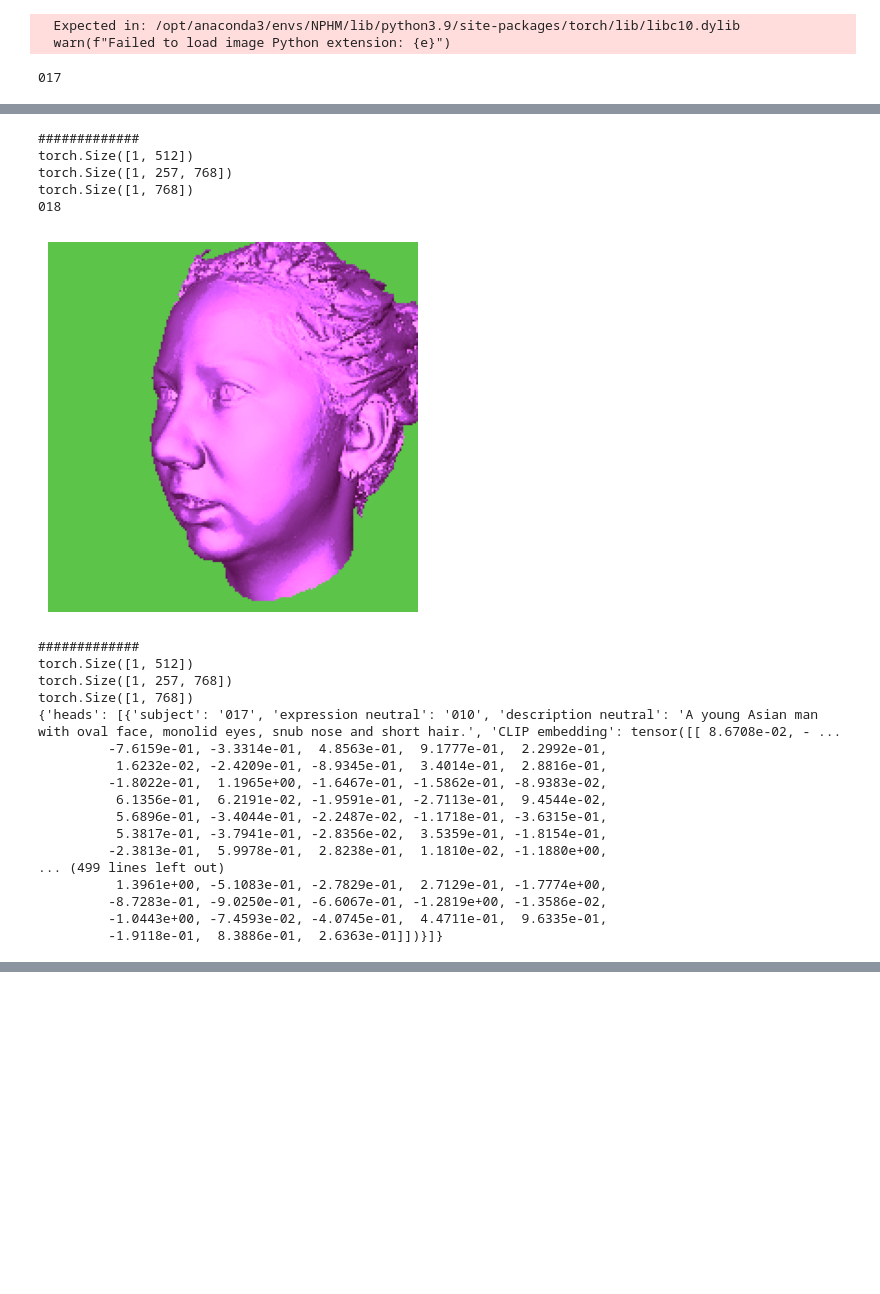
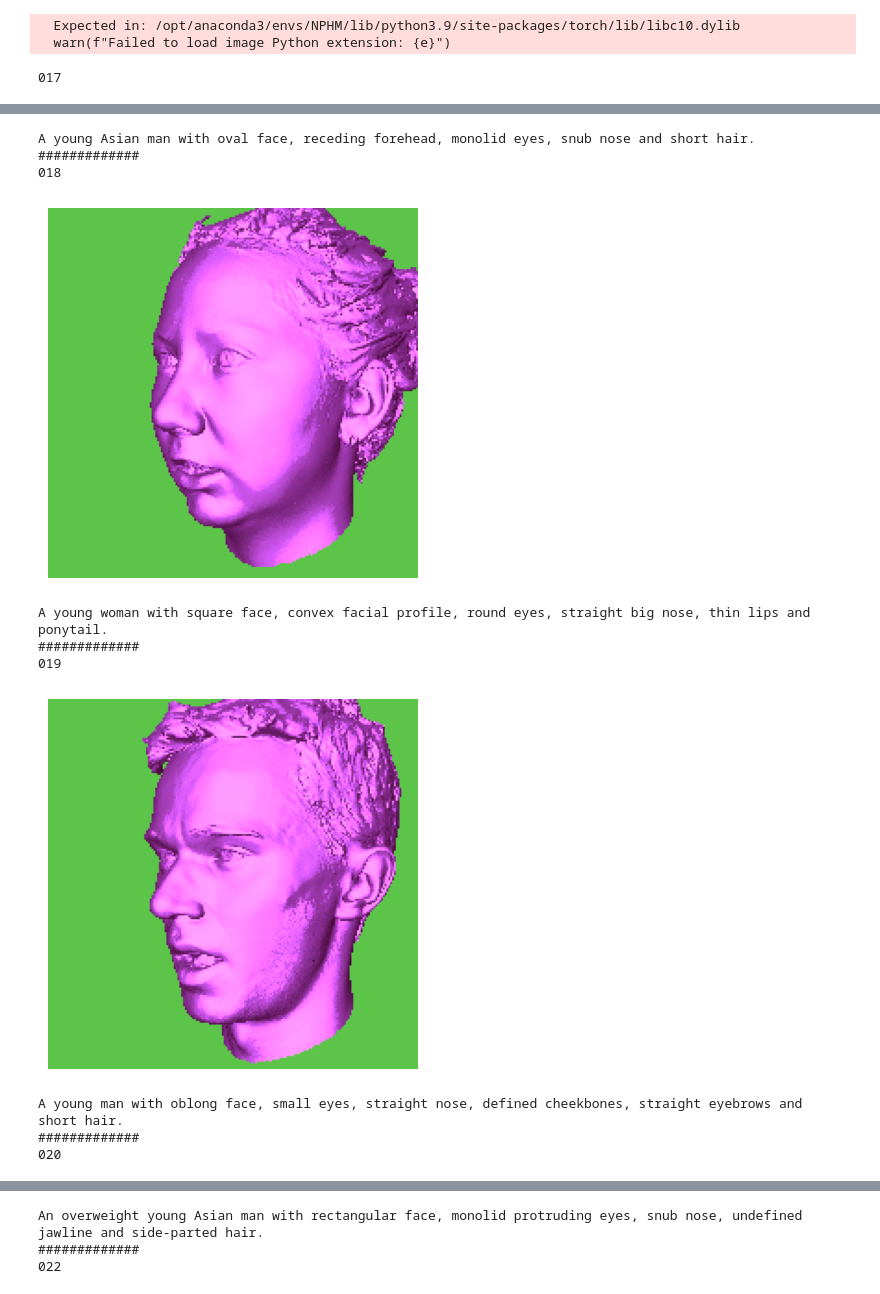
Before and after one commit to kasothaphie/Text2Head, a Jupyter notebook: notebooks/val_set_annotation.ipynb, the cells around one changed output, grey strips where cells are left out. Saved outputs shown, nothing was run; the diff lists cells and outputs as text; code cells hidden in the pictures; blank space fills up the shorter version.

```diff
--- a/notebooks/val_set_annotation.ipynb
+++ b/notebooks/val_set_annotation.ipynb
@@ -1177,52 +1191,41 @@ for entry in data['heads']:
 
     with torch.no_grad():
         rendered_image = render(sdf, lat_rep, camera_params, phong_params, light_params, int(subj_number), int(expr_number))
 
     print(subj_number)
-    plt.imshow(rendered_image.detach().numpy())
+    plt.imshow(rendered_image.numpy())
     plt.axis('off')  # Turn off axes
     plt.show()
+    print(entry['description neutral'])
     print('#############')
 
     # --- CLIP Embedding ---
     image_c_first = rendered_image.permute(2, 0, 1)
     with torch.no_grad():
         image_preprocessed = clip_tensor_preprocessor(image_c_first).unsqueeze(0)
         CLIP_embedding = CLIP_model.encode_image(image_preprocessed) # [1, 512]
         CLIP_embedding /= CLIP_embedding.norm(dim=-1, keepdim=True)
-    entry['CLIP embedding'] = CLIP_embedding
+    entry['CLIP embedding'] = CLIP_embedding.tolist()
 
     # --- DINO Embedding ---
     with torch.no_grad():
         input = DINO_processor(images=rendered_image, return_tensors="pt", do_rescale=False).to(device)
         output = DINO_model(**input)
         CLS_token = output.last_hidden_state # [1, 257, 768]
         DINO_embedding  = CLS_token.mean(dim=1) # [1, 768]
         DINO_embedding /= DINO_embedding.norm(dim=-1, keepdim=True)
-    entry['DINO embedding'] = DINO_embedding
+    entry['DINO embedding'] = DINO_embedding.tolist()
 # %% [output]
 017
 [figure]
+A young Asian man with oval face, receding forehead, monolid eyes, snub nose and short hair.
 #############
-torch.Size([1, 512])
-torch.Size([1, 257, 768])
-torch.Size([1, 768])
 018
 [figure]
+A young woman with square face, convex facial profile, round eyes, straight big nose, thin lips and ponytail.
 #############
-torch.Size([1, 512])
-torch.Size([1, 257, 768])
-torch.Size([1, 768])
-{'heads': [{'subject': '017', 'expression neutral': '010', 'description neutral': 'A young Asian man with oval face, monolid eyes, snub nose and short hair.', 'CLIP embedding': tensor([[ 8.6708e-02, - ...
-         -7.6159e-01, -3.3314e-01,  4.8563e-01,  9.1777e-01,  2.2992e-01,
-          1.6232e-02, -2.4209e-01, -8.9345e-01,  3.4014e-01,  2.8816e-01,
-         -1.8022e-01,  1.1965e+00, -1.6467e-01, -1.5862e-01, -8.9383e-02,
-          6.1356e-01,  6.2191e-02, -1.9591e-01, -2.7113e-01,  9.4544e-02,
-          5.6896e-01, -3.4044e-01, -2.2487e-02, -1.1718e-01, -3.6315e-01,
-          5.3817e-01, -3.7941e-01, -2.8356e-02,  3.5359e-01, -1.8154e-01,
-         -2.3813e-01,  5.9978e-01,  2.8238e-01,  1.1810e-02, -1.1880e+00,
-... (499 lines left out)
-          1.3961e+00, -5.1083e-01, -2.7829e-01,  2.7129e-01, -1.7774e+00,
-         -8.7283e-01, -9.0250e-01, -6.6067e-01, -1.2819e+00, -1.3586e-02,
-         -1.0443e+00, -7.4593e-02, -4.0745e-01,  4.4711e-01,  9.6335e-01,
-         -1.9118e-01,  8.3886e-01,  2.6363e-01]])}]}
+019
+[figure, added]
+A young man with oblong face, small eyes, straight nose, defined cheekbones, straight eyebrows and short hair.
+#############
+020
@@ -1228,0 +1233,3 @@ torch.Size([1, 768])
+An overweight young Asian man with rectangular face, monolid protruding eyes, snub nose, undefined jawline and side-parted hair.
+#############
+022
```
Also changed, not shown: parts of 3 cells of this notebook.
